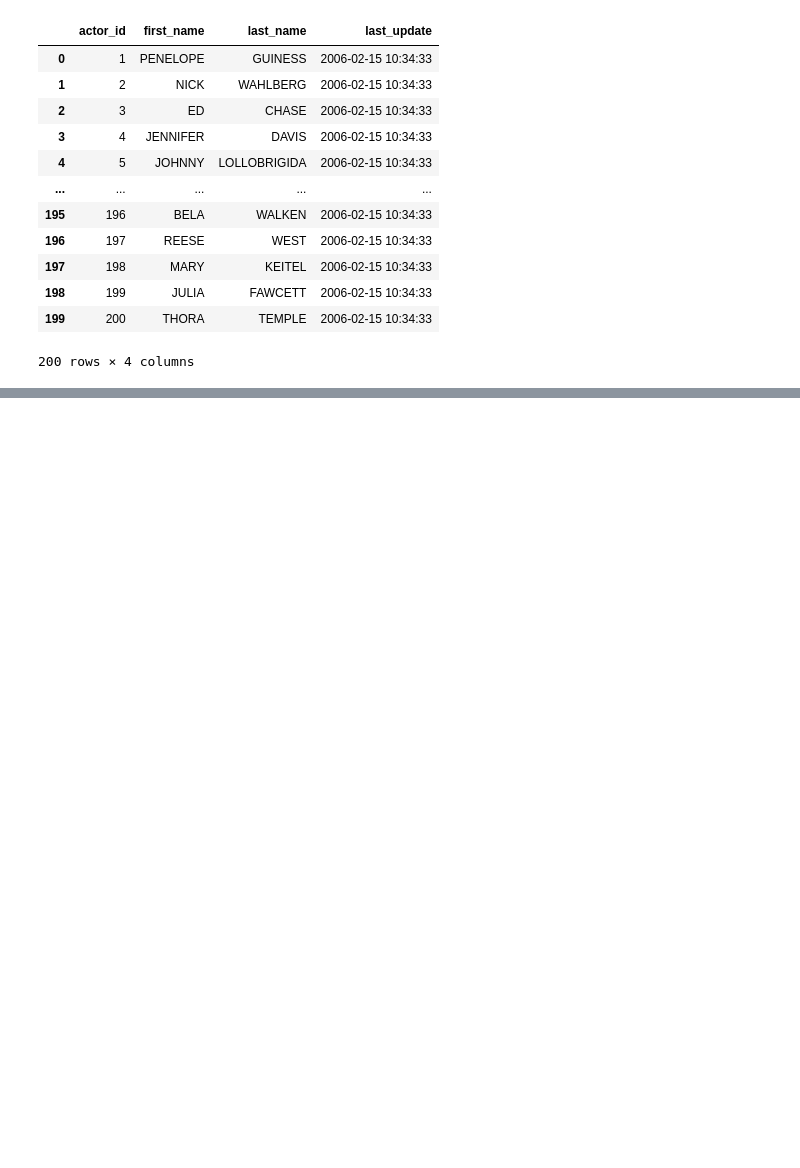
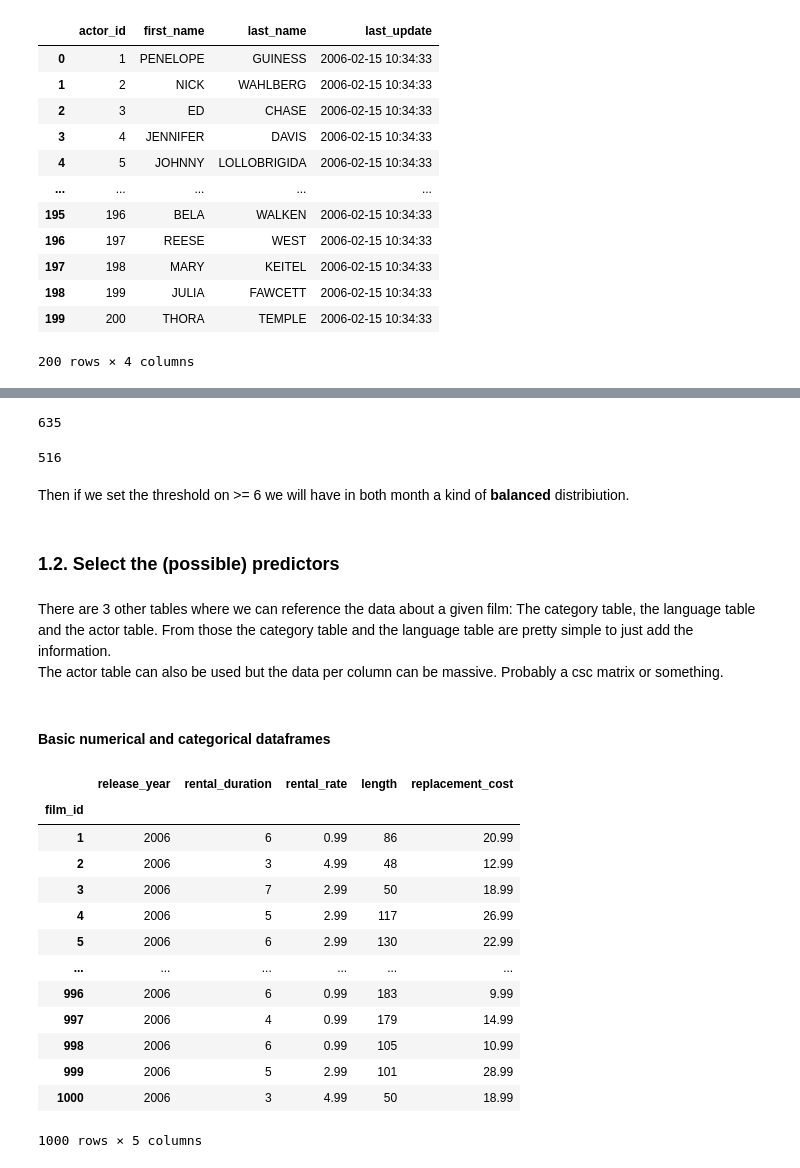
Before and after one commit to sebastianvier/ironhack_labs, a Jupyter notebook: week_9/lab-predictions-logistic-regression/logistic_regression.ipynb, the cells around one changed output, grey strips where cells are left out. Drawn from its saved outputs; the diff is of its cells as text; code cells hidden in the pictures; blank space fills up the shorter version.

```diff
--- a/week_9/lab-predictions-logistic-regression/logistic_regression.ipynb
+++ b/week_9/lab-predictions-logistic-regression/logistic_regression.ipynb
@@ -52,0 +360,50 @@ In order to optimize our inventory, we would like to know which films will be re
+# %%
+(rented_per_month.july >= 6).sum()
+# %% [output]
+635
+# %%
+(rented_per_month.august >= 6).sum()
+# %% [output]
+516
+# %% [markdown]
+Then if we set the threshold on >= 6 we will have in both month a kind of **balanced** distribiution.
+# %% [markdown]
+### 1.2. Select the (possible) predictors
+# %% [markdown]
+There are 3 other tables where we can reference the data about a given film: The category table, the language table and the actor table. From those the category table and the language table are pretty simple to just add the information.
+<br> The actor table can also be used but the data per column can be massive. Probably a csc matrix or something.
+# %%
+query = '''select * from film f
+join language l
+on f.language_id = l.language_id
+join film_category fc
+on f.film_id = fc.film_id
+join category c
+on fc.category_id = c.category_id
+order by f.film_id'''
+data = pd.read_sql(query, engine)
+## Great it doesn't add any columns.
+# %% [markdown]
+#### Basic numerical and categorical dataframes
+# %%
+numerical = data.select_dtypes(include=np.number)[['film_id','release_year','rental_duration',
+#numerical.columns = ['film_id', 'film_id_2', 'release_year', 'rental_duration', 'rental_rate',
+                 #  'length', 'replacement_cost']                                                'rental_rate', 'length','replacement_cost']]
+# %%
+numerical.drop('film_id_2', axis=1,errors='ignore', inplace=True)
+numerical.set_index('film_id')
+# %% [output]
+|  | release_year | rental_duration | rental_rate | length | replacement_cost |
+| film_id |  |  |  |  |  |
+| 1 | 2006 | 6 | 0.99 | 86 | 20.99 |
+| 2 | 2006 | 3 | 4.99 | 48 | 12.99 |
+| 3 | 2006 | 7 | 2.99 | 50 | 18.99 |
+| 4 | 2006 | 5 | 2.99 | 117 | 26.99 |
+| 5 | 2006 | 6 | 2.99 | 130 | 22.99 |
+| ... | ... | ... | ... | ... | ... |
+| 996 | 2006 | 6 | 0.99 | 183 | 9.99 |
+| 997 | 2006 | 4 | 0.99 | 179 | 14.99 |
+| 998 | 2006 | 6 | 0.99 | 105 | 10.99 |
+| 999 | 2006 | 5 | 2.99 | 101 | 28.99 |
+| 1000 | 2006 | 3 | 4.99 | 50 | 18.99 |
+1000 rows × 5 columns
```
Also changed, not shown: parts of 42 cells of this notebook, 1 other file.
